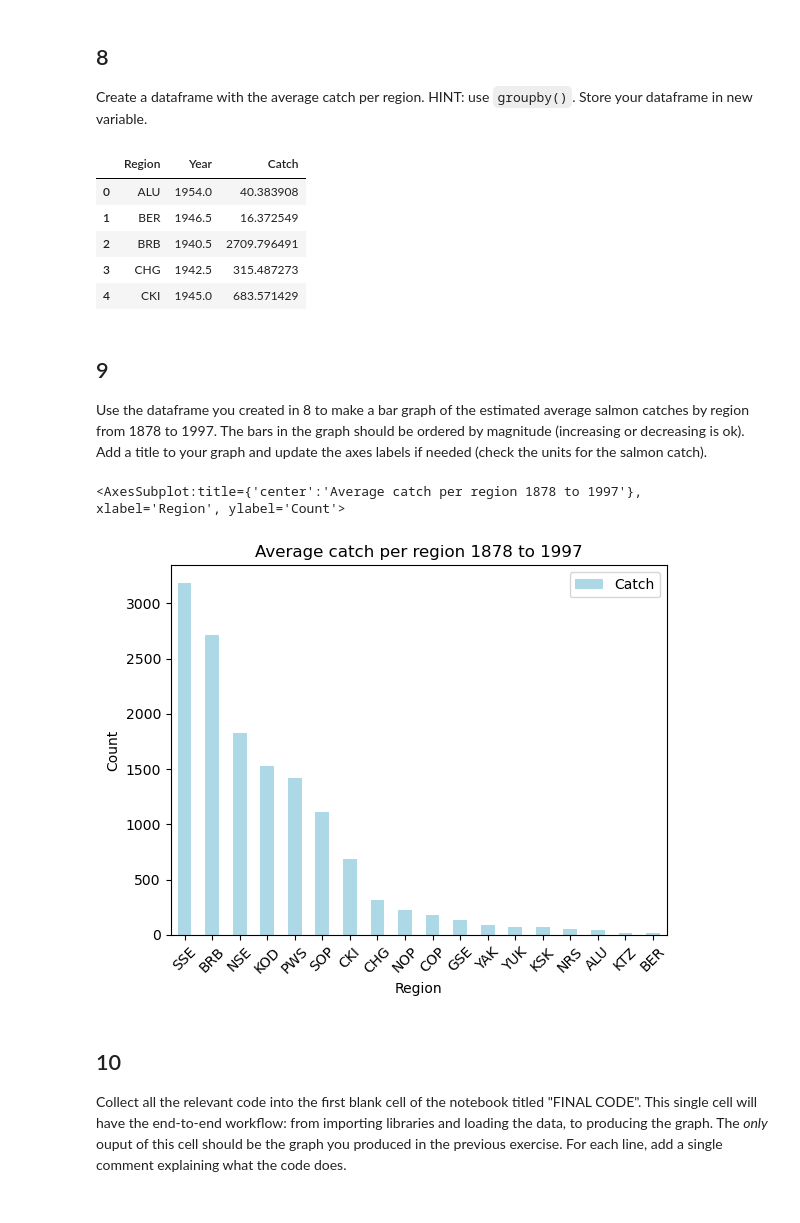
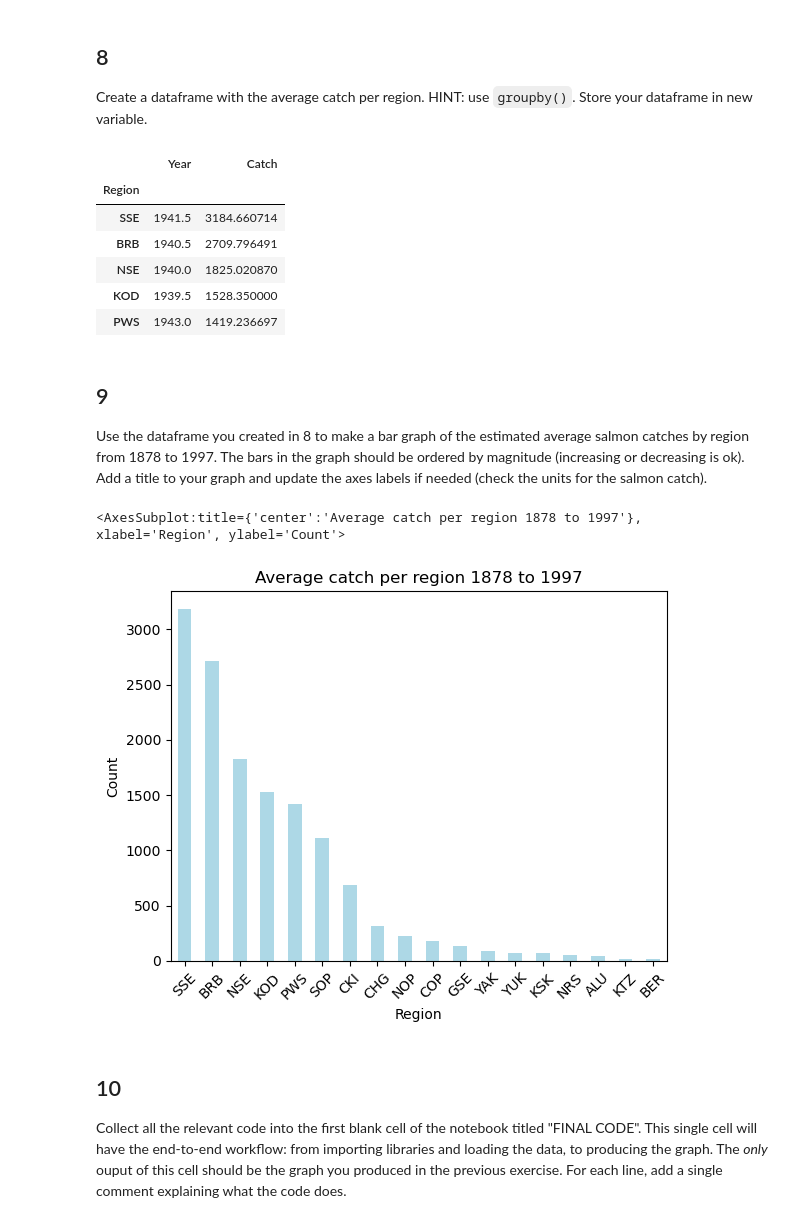
Before and after one commit to shmuir/eds220-hwk-2, a Jupyter notebook: hwk2-task3-salmon.ipynb, the cells around one changed output. Saved outputs shown, nothing was run; the diff lists cells and outputs as text; code cells hidden in the pictures.

```diff
--- a/hwk2-task3-salmon.ipynb
+++ b/hwk2-task3-salmon.ipynb
@@ -195,16 +195,17 @@ dtype: object
 ## 8
 Create a dataframe with the average catch per region. HINT: use `groupby()`. Store your dataframe in new variable.
 # %%
-catch_per_region = catch_original.groupby(['Region']).mean().reset_index()
+catch_per_region = catch_original.groupby(['Region']).mean().sort_values('Catch', ascending = False)
 
 catch_per_region.head()
 # %% [output]
-|  | Region | Year | Catch |
-| 0 | ALU | 1954.0 | 40.383908 |
-| 1 | BER | 1946.5 | 16.372549 |
-| 2 | BRB | 1940.5 | 2709.796491 |
-| 3 | CHG | 1942.5 | 315.487273 |
-| 4 | CKI | 1945.0 | 683.571429 |
+|  | Year | Catch |
+| Region |  |  |
+| SSE | 1941.5 | 3184.660714 |
+| BRB | 1940.5 | 2709.796491 |
+| NSE | 1940.0 | 1825.020870 |
+| KOD | 1939.5 | 1528.350000 |
+| PWS | 1943.0 | 1419.236697 |
 # %% [markdown]
 ## 9
 
@@ -214,16 +213,16 @@ catch_region_year = catch_per_region[(catch_per_region.Year >= 1878) & (catch_pe
 # %%
-catch_region_year.plot(x = 'Region',
+catch_per_region.plot(
                 y = 'Catch',
                 kind='bar',
                  title='Average catch per region 1878 to 1997',
                  ylabel='Count',
                  rot=45,  # rotation for ticks
-                 color="lightblue"
-
+                 color="lightblue",
+                legend = None
                  )
 # %% [output]
 <AxesSubplot:title={'center':'Average catch per region 1878 to 1997'}, xlabel='Region', ylabel='Count'>
-[figure, old version]
+[figure, new version]
 # %% [markdown]
 ## 10
 
```
Also changed, not shown: parts of 2 cells of this notebook, 1 other file.
